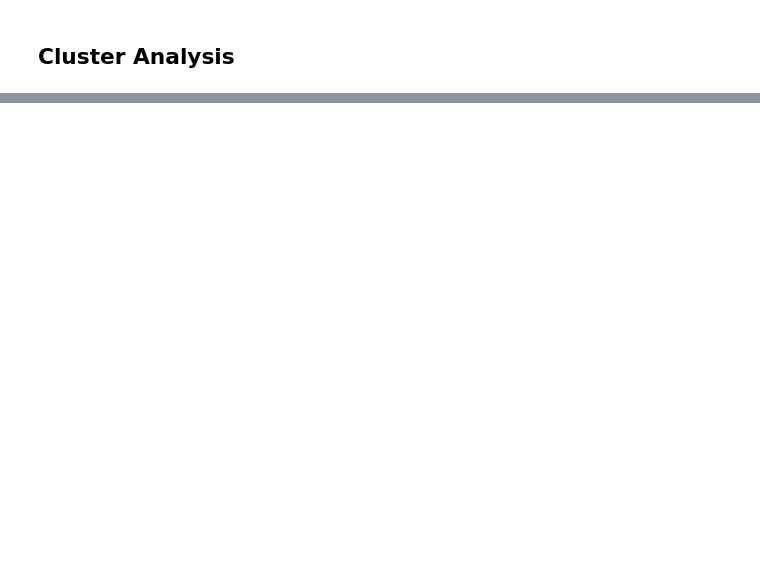
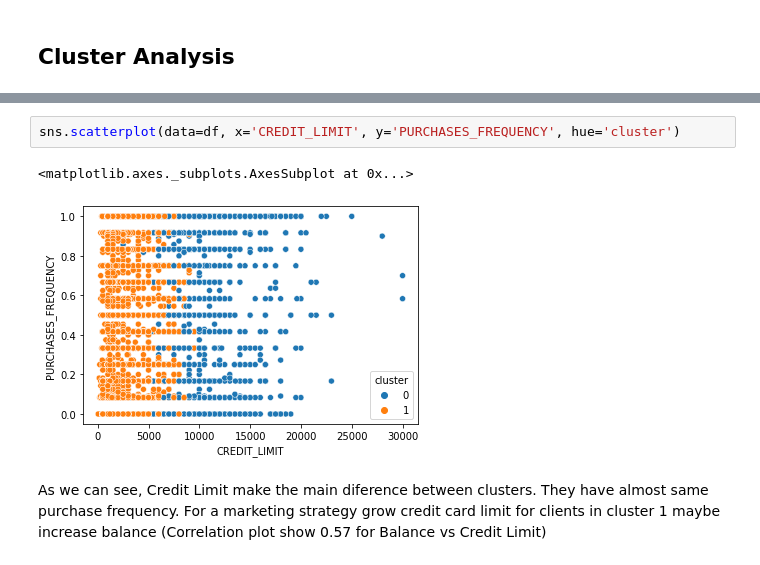
Before and after one commit to danielarruda1000/credit_card_clustering, a Jupyter notebook: credit_card_clustering.ipynb, the cells around one changed output, grey strips where cells are left out. Saved outputs shown, nothing was run; the diff lists cells and outputs as text; blank space fills up the shorter version.

```diff
--- a/credit_card_clustering.ipynb
+++ b/credit_card_clustering.ipynb
@@ -262,0 +288,7 @@ Silhouette Score: 0.52
+# %%
+sns.scatterplot(data=df, x='CREDIT_LIMIT', y='PURCHASES_FREQUENCY', hue='cluster')
+# %% [output]
+<matplotlib.axes._subplots.AxesSubplot at 0x...>
+[figure, added]
+# %% [markdown]
+As we can see, Credit Limit make the main diference between clusters. They have almost same purchase frequency. For a marketing strategy grow credit card limit for clients in cluster 1 maybe increase balance (Correlation plot show 0.57 for Balance vs Credit Limit)
```
Also changed, not shown: parts of 9 cells of this notebook.
